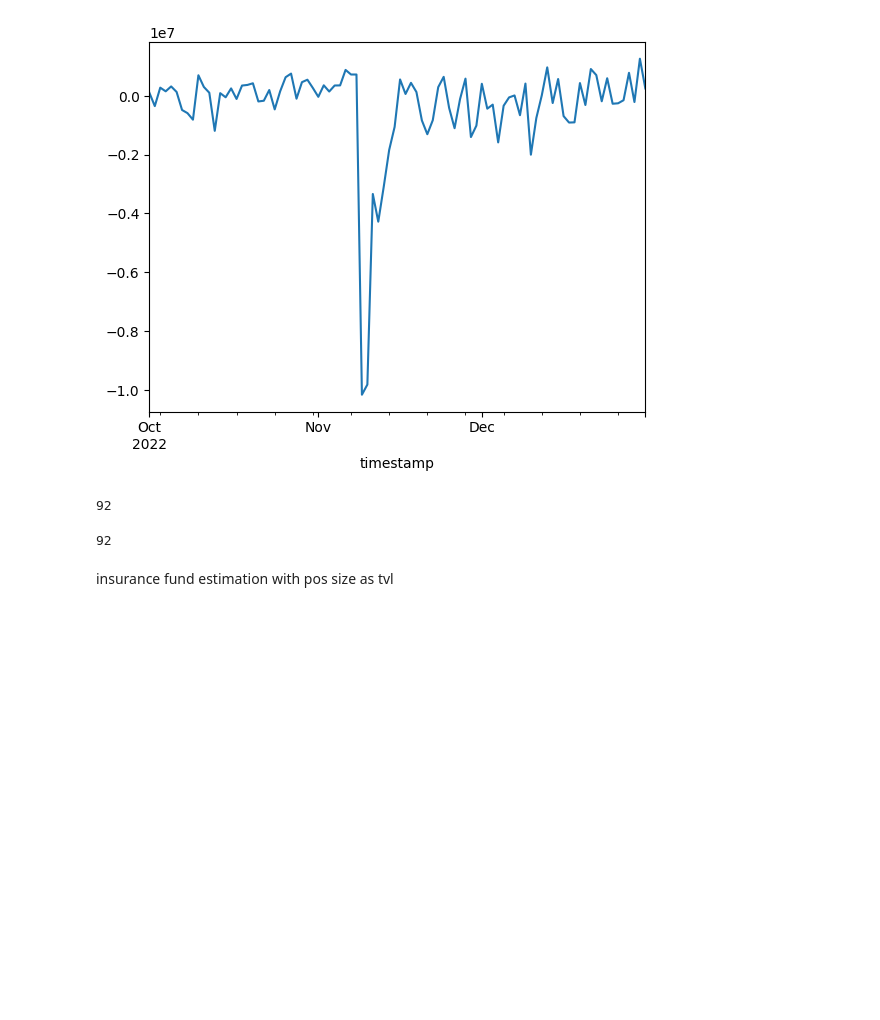
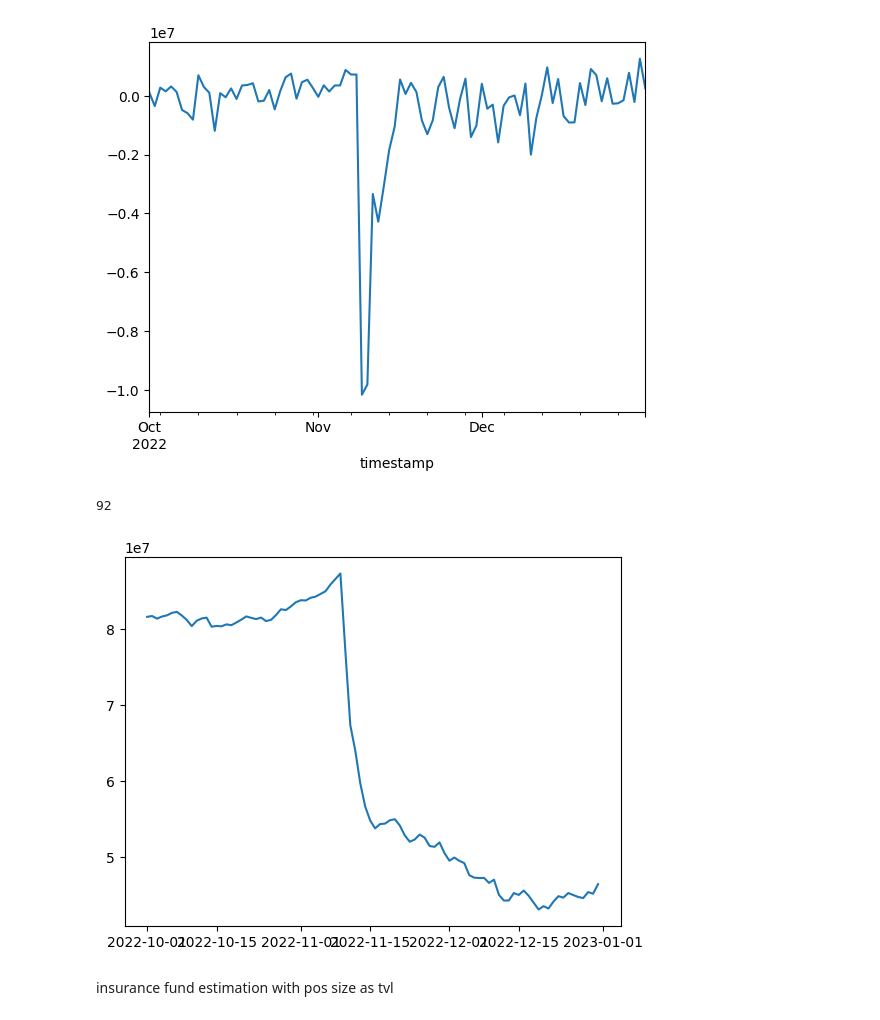
Before and after one commit to immortal16/OpenDeltaDeliverables, a Jupyter notebook: 2_2_simulations.ipynb, the cells around one changed output. Cells and saved outputs as stored; diff of their text form; code cells hidden in the pictures; blank space fills up the shorter version.

```diff
--- a/2_2_simulations.ipynb
+++ b/2_2_simulations.ipynb
@@ -249,10 +265,13 @@ fund_data_worst['Profit'].plot()
 [figure]
 # %%
 start_at = fund_data_worst['Pos Size'][0]
+
+fund_cap = [start_at]
 
 days_till_zero = 0
 for pnl in fund_data_worst['Profit']:
     start_at += pnl
+    fund_cap.append(start_at)
     days_till_zero += 1
     if start_at <= 0:
         break
@@ -260,10 +279,11 @@ for pnl in fund_data_worst['Profit']:
 days_till_zero
 # %% [output]
 92
-# %%
-len(fund_data_worst)
-# %% [output]
-92
+# %%
+plt.plot(fund_data_worst.index, fund_cap[:-1])
+plt.show()
+# %% [output]
+[figure, added]
 # %%
 # passing through the historically worst quarter
 # %% [markdown]
```
Also changed, not shown: parts of 11 cells of this notebook.
